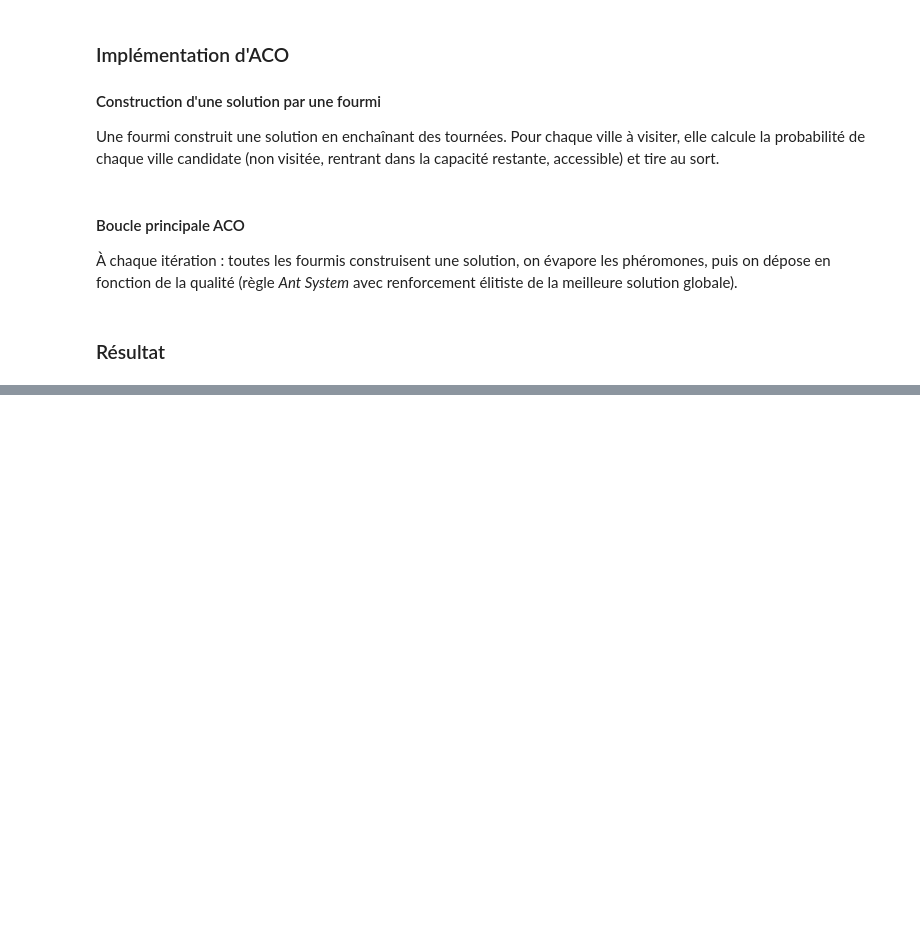
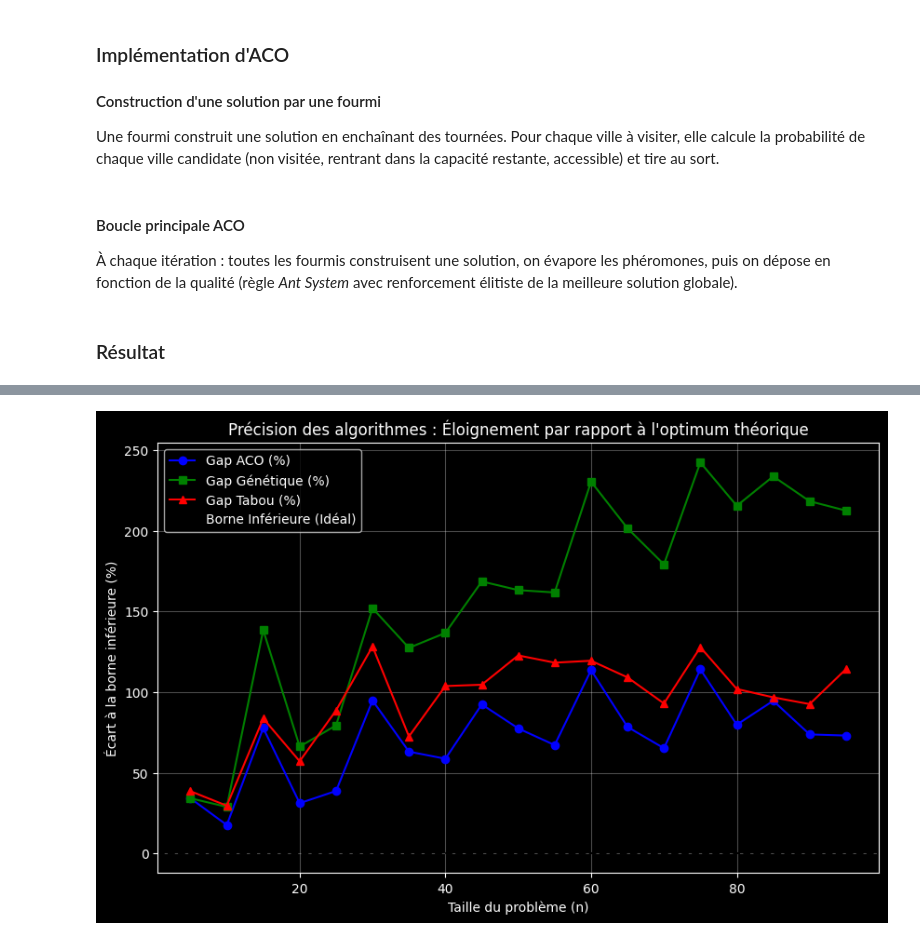
Before and after one commit to mxriine-mz/Green-VRP-Algorithms, a Jupyter notebook: Project_.ipynb, the cells around one changed output, grey strips where cells are left out. Cells and saved outputs as stored; diff of their text form; code cells hidden in the pictures; blank space fills up the shorter version.

```diff
--- a/Project_.ipynb
+++ b/Project_.ipynb
@@ -806,8 +786,8 @@ $$P(i \to j) = \frac{[\tau_{ij}]^{\alpha} \cdot [\eta_{ij}]^{\beta}}{\sum_{l \in
 Une fourmi construit une solution en enchaînant des tournées. Pour chaque ville à visiter, elle calcule la probabilité de chaque ville candidate (non visitée, rentrant dans la capacité restante, accessible) et tire au sort.
 # %%
 def _construire_solution_fourmi(matrice, demandes, capacite_max, nb_vehicules, pheromones, alpha, beta):
-    """Une fourmi construit une solution complète (liste de tournées)."""
-    n = len(matrice) - 1  # nombre de villes (hors dépôt)
+
+    n = len(matrice) - 1
     non_visitees = set(range(1, n + 1))
     solution = []
     vehicules_utilises = 0
@@ -818,15 +798,15 @@ def _construire_solution_fourmi(matrice, demandes, capacite_max, nb_vehicules, p
         courant = 0
 
         while True:
-            # Villes candidates : non visitées, tenant dans la capacité, accessibles
+
             candidates = [
                 j for j in non_visitees
-                if charge + demandes[j] <= capacite_max and matrice[courant][j] != float('inf')
+                if charge + demandes[j] <= capacite_max and matrice[courant][j] != INF
             ]
             if not candidates:
                 break
 
-            # Calcul des probabilités (phéromone^alpha * heuristique^beta)
+
             poids = []
             for j in candidates:
                 tau = pheromones[courant][j] ** alpha
@@ -851,17 +831,17 @@ def _construire_solution_fourmi(matrice, demandes, capacite_max, nb_vehicules, p
             non_visitees.remove(choix)
             courant = choix
 
-        # Fermeture de la tournée (retour au dépôt si accessible)
-        if matrice[courant][0] == float('inf'):
-            return None  # solution infaisable
+
+        if matrice[courant][0] == INF:
+            return None
         tournee.append(0)
         solution.append(tournee)
         vehicules_utilises += 1
 
     if non_visitees:
-        return None  # on a épuisé les véhicules avant de tout visiter
+        return None
 
-    # Complète avec des tournées vides pour atteindre nb_vehicules
+
     while len(solution) < nb_vehicules:
         solution.append([0, 0])
 
@@ -1051,39 +999,54 @@ NameError: name 'mat' is not defined
 # %%
-gaps = deque(())
-nb_tests = 50
-iter_max = 100
-taille_tabou = 10
+import matplotlib.pyplot as plt
+from time import perf_counter
 
-bar = IntProgress(min=0, max=nb_tests, layout={"width" : "100%"})
-display(bar)
+def benchmark_precision_cvrp(n_max):
+    tailles = range(5, n_max, 5)
 
-for _ in range(nb_tests):
-    borne = borne_inferieure(mat, dems, cap)
+    gaps_aco = []
+    gaps_genetique = []
+    gaps_tabou = []
 
-    val_depart = 1000000
-    while val_depart == 1000000:
-        solution_initiale = generer_random_solution(n, nb_v)
-        val_depart = distance_total(solution_initiale, mat, dems, cap)
+    print("Début du benchmark de précision...")
 
-    sol_TS = recherche_tabou(solution_initiale, mat, dems, cap, taille_tabou, iter_max)
-    val_finale = distance_total(sol_TS, mat, dems, cap)
+    for n in tailles:
+        print(f"Analyse de la précision pour n = {n}...", end="\r")
 
-    if borne and borne > 0:
-        ecart = ((val_finale - borne) / borne) * 100
-        gaps.append(ecart)
+        nb_v = max(2, n // 5)
+        n, nb_v, matrice, demandes, capacite_max = generer_instance(n=n, nb_vehicules=nb_v)
 
-    bar.value += 1
 
-bar.close()
+        borne_inf = borne_inferieure(matrice, demandes, capacite_max, nb_v)
 
-if gaps:
+        if borne_inf is None:
+            continue
+
+        _, cout_aco = aco_cvrp(matrice, demandes, capacite_max, nb_v, n_fourmis=30, n_iter=100)
+        gaps_aco.append(((cout_aco - borne_inf) / borne_inf) * 100)
+
+        cout_gen = distance_total(algorithme_genetique(n, nb_v, matrice, demandes, capacite_max, taille_pop=100, generations=150)[0],matrice)
+        gaps_genetique.append(((cout_gen - borne_inf) / borne_inf) * 100)
+
+
+        sol_init = generer_random_solution(n, nb_v, demandes, capacite_max)
+
+        cout_tabou = distance_total(recherche_tabou(sol_init, matrice, demandes, capacite_max, taille_tabou=20, iter_max=200)[0],matrice)
+        gaps_tabou.append(((cout_tabou - borne_inf) / borne_inf) * 100)
+
+
     plt.figure(figsize=(10, 6))
-    plt.hist(gaps, bins=10, edgecolor='black', alpha=0.9)
+    plt.plot(tailles, gaps_aco, label='Gap ACO (%)', marker='o', color='blue')
+    plt.plot(tailles, gaps_genetique, label='Gap Génétique (%)', marker='s', color='green')
+    plt.plot(tailles, gaps_tabou, label='Gap Tabou (%)', marker='^', color='red')
 
-    plt.title("Distribution des écarts à la borne inférieure", fontsize=14)
-    plt.xlabel("Distance à la borne (%)", fontsize=12)
-    plt.ylabel("Nombre d'instances", fontsize=12)
-    plt.grid(axis='y', alpha=0.3)
-    plt.show();
+    plt.axhline(y=0, color='black', linestyle='--', label='Borne Inférieure (Idéal)')
 
-    print(f"Moyenne du GAP sur {nb_tests} tests : {sum(gaps) / len(gaps):.2f}%")
+    plt.xlabel('Taille du problème (n)')
+    plt.ylabel('Écart à la borne inférieure (%)')
+    plt.title('Précision des algorithmes : Éloignement par rapport à l\'optimum théorique')
+    plt.legend()
+    plt.grid(True, alpha=0.3)
+    plt.show()
+
+benchmark_precision_cvrp(100)
+# %% [output]
@@ -1089,0 +1070 @@ if gaps:
+[figure, added]
```
Also changed, not shown: parts of 28 cells of this notebook.
